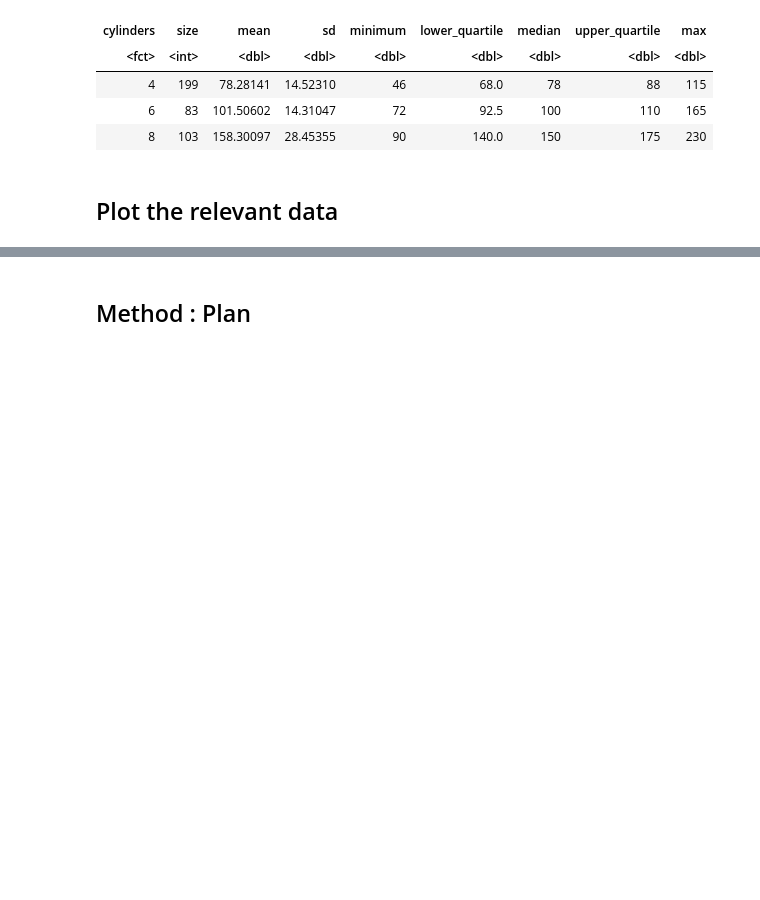
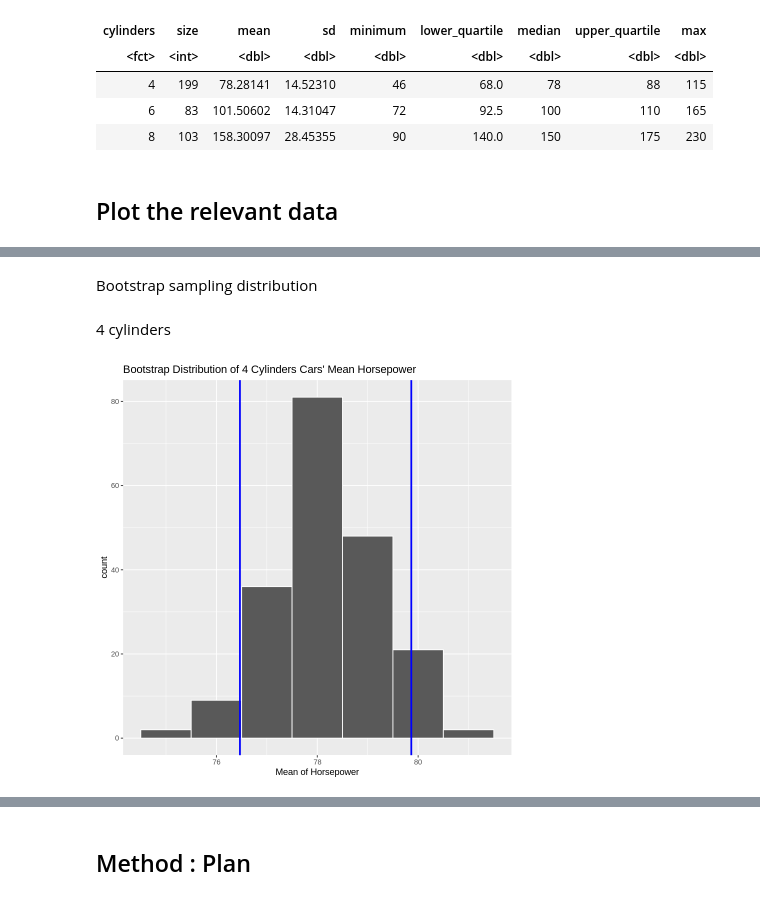
Before and after one commit to FanXiaoran/Team14_Project, a Jupyter notebook: project_proposal.ipynb, the cells around one changed output, grey strips where cells are left out. Saved outputs shown, nothing was run; the diff lists cells and outputs as text; code cells hidden in the pictures; blank space fills up the shorter version.

Commit message:
Add_distributions

```diff
--- a/project_proposal.ipynb
+++ b/project_proposal.ipynb
@@ -138,0 +148,25 @@ A tibble: 3 × 9
+# %% [markdown]
+Bootstrap sampling distribution
+# %% [markdown]
+4 cylinders
+# %%
+cars_bootstrapped1 <- cars %>%
+    filter(cylinders == "4") %>%
+    specify(response = horsepower) %>%
+    generate(type = "bootstrap", reps = 199) %>%
+    calculate(stat = "mean")
+
+cars_ci1 <- cars_bootstrapped1 %>%
+    get_confidence_interval(level = 0.90, type = "percentile")
+
+cars_4cylinders_plot <- cars_bootstrapped1 %>%
+    ggplot(aes(x = stat)) +
+    geom_histogram(binwidth = 1, color = "white") +
+    geom_vline(xintercept = cars_ci1[[1]], color = "blue", size = 1) +
+    geom_vline(xintercept = cars_ci1[[2]], color = "blue", size = 1) +
+    xlab("Mean of Horsepower") +
+    ggtitle("Bootstrap Distribution of 4 Cylinders Cars' Mean Horsepower")
+
+cars_4cylinders_plot
+# %% [output]
+[figure, added]
```
Also changed, not shown: parts of 8 cells of this notebook.
